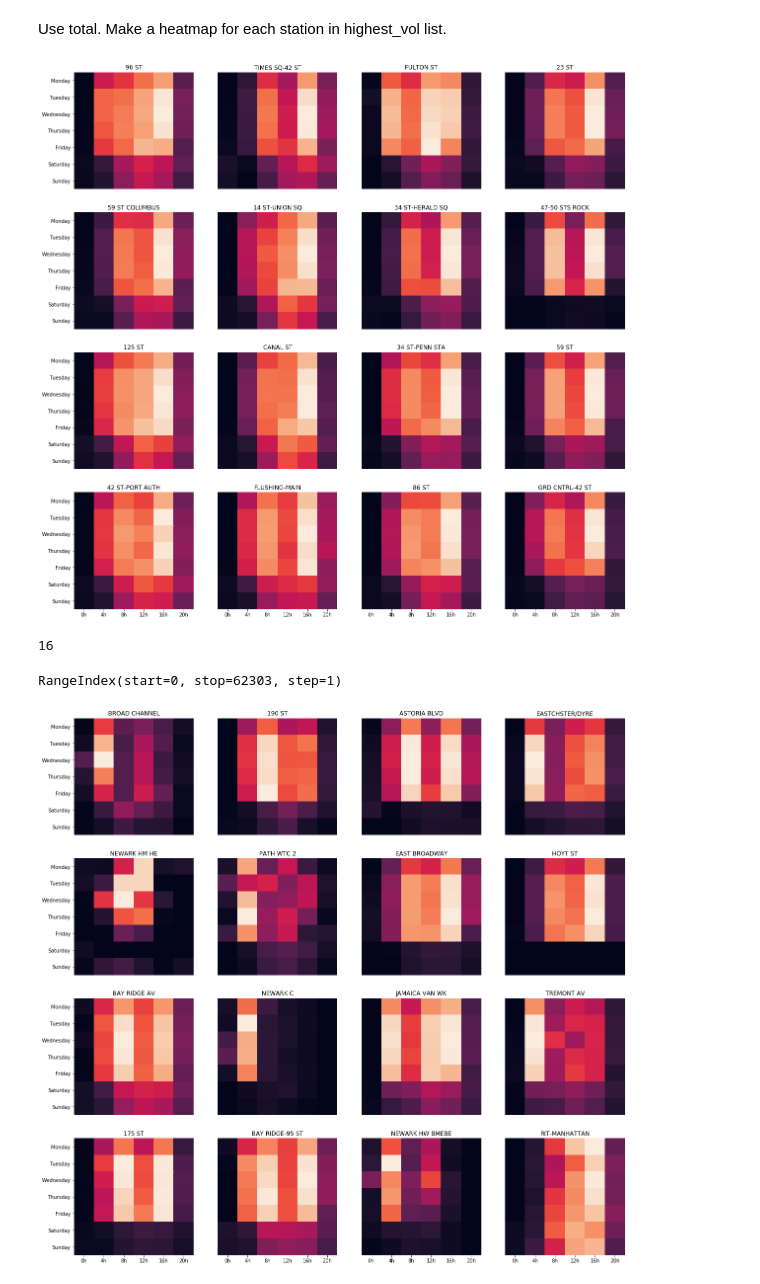
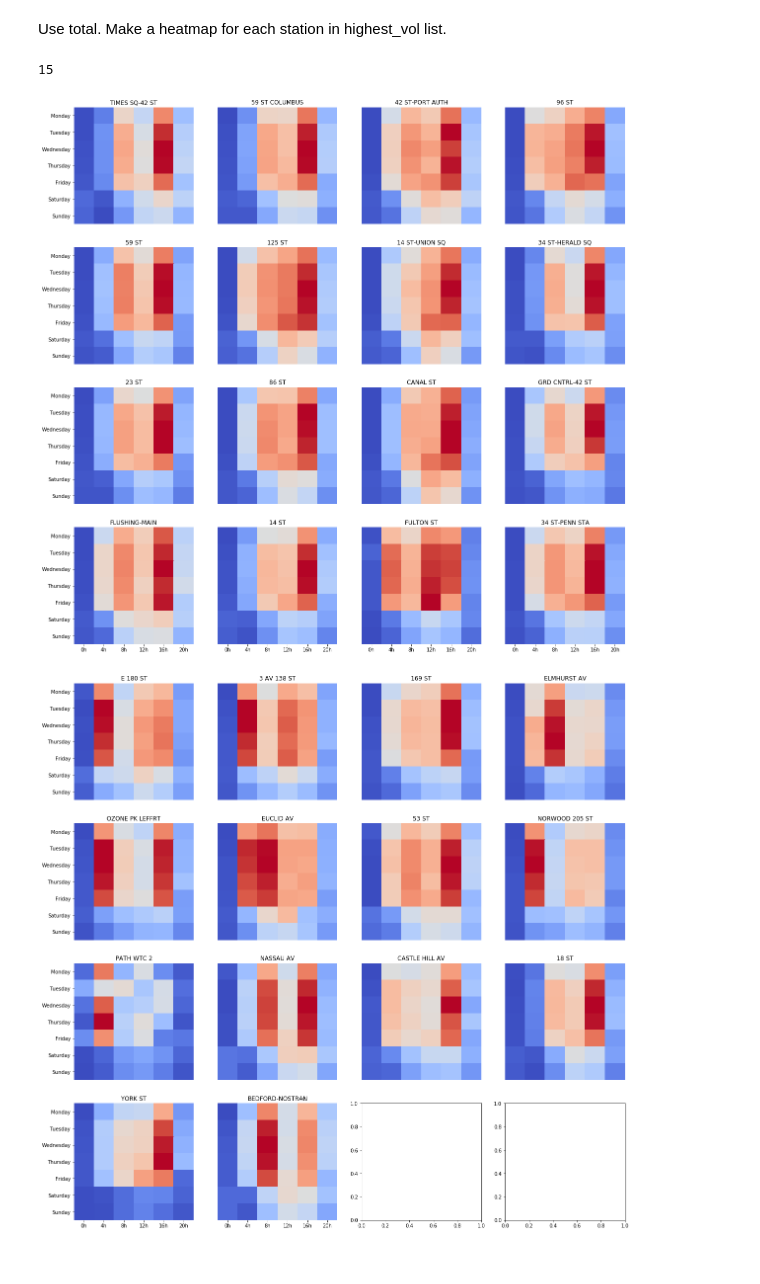
Before and after one commit to luketibbott/benson, a Jupyter notebook: benson_EDA-KF.ipynb, the cells around one changed output. Drawn from its saved outputs; the diff is of its cells as text; code cells hidden in the pictures.

Commit message:
reorganized. Added weekday vs weekend data & charts (WIP).

```diff
--- a/benson_EDA-KF.ipynb
+++ b/benson_EDA-KF.ipynb
@@ -40,2 +76,0 @@ df3['TIME'] = df3['DATETIME'].dt.time
-# %%
-df3['TOTAL'] = df3['ENTRY_DIFFS'] + df3['EXIT_DIFFS']
@@ -93,4 +168,0 @@ grp3.head()
-# %%
-exit_high = list(grp2.sort_values('EXIT_DIFFS').tail(15)['STATION'])
-entry_high = list(grp2.sort_values('ENTRY_DIFFS').tail(15)['STATION'])
-highest_vol = list(set(exit_high + entry_high)) # this is a change!
@@ -145,0 +301,15 @@ plt.title('Highest volume stations');
+# %%
+fig, ax = plt.subplots(figsize=[12,8])
+
+for s in rand_vol:
+    dum_df = grp1[grp1['STATION'] == s]
+    xs = dum_df['DAY_OF_WEEK']
+#     week_start = xs.iloc[0].strftime('%Y-%m-%d')
+    plt.plot(xs, dum_df['TOTAL'], label=s)
+
+# xticklocs = ax.get_xticks()
+plt.xticks(np.arange(7), xlabels_dow)
+# plt.xticks(rotation=90)
+plt.legend()
+plt.ylabel('# of entries per day')
+plt.title('Random volume stations');
@@ -171,6 +346,10 @@ def heatmap_data_by_dow(s, data_col, dow):
     return dum_df.groupby('TIME')[data_col].sum()
 # %% [markdown]
 Use total. Make a heatmap for each station in highest_vol list.
+# %%
+len(highest_vol)
+# %% [output]
+15
 # %%
 fig, ax = plt.subplots(4,4, figsize=(20,20))
 
@@ -178,27 +357,19 @@ for i, s in enumerate(highest_vol):
     plt.subplot(4,4,i+1)
 
     if i % 4 == 0:
-        ylabel=yticks
+        ylabel=ylabel_hm
     else:
         ylabel=False
 
     if i > 11:
-        xlabel=xticks
+        xlabel=xlabel_hm
     else:
         xlabel=False
 
     hm_data = [heatmap_data_by_dow(s, 'TOTAL', d) for d in range(7)]
-    sns.heatmap(hm_data, xticklabels = xlabel_hm, yticklabels=ylabel_hm, cbar=False)
+    sns.heatmap(hm_data, xticklabels = xlabel, yticklabels=ylabel,
+                cbar=False, cmap='coolwarm')
 #     sns.heatmap(hm_data, cbar=False)
     plt.title(s)
 # %% [output]
-[figure, old version]
+[figure, new version]
-# %%
-lowest_vol = list(set(list(df3.sort_values('TOTAL').head(130)['STATION'])))
-len(lowest_vol)
-# %% [output]
-16
-# %%
-df3.index
-# %% [output]
-RangeIndex(start=0, stop=62303, step=1)
@@ -207,22 +376,24 @@ rand_vol = np.random.choice(df3.)
 # %%
 fig, ax = plt.subplots(4,4, figsize=(20,20))
 
-for i, s in enumerate(lowest_vol):
+for i, s in enumerate(mid_vol):
     plt.subplot(4,4,i+1)
 
     if i % 4 == 0:
-        ylabel=yticks
+        ylabel=ylabel_hm
     else:
         ylabel=False
 
     if i > 11:
-        xlabel=xticks
+        xlabel=xlabel_hm
     else:
         xlabel=False
 
     hm_data = [heatmap_data_by_dow(s, 'TOTAL', d) for d in range(7)]
-    sns.heatmap(hm_data, xticklabels = xlabel_hm, yticklabels=ylabel_hm, cbar=False)
-#     sns.heatmap(hm_data, cbar=False)
+    sns.heatmap(hm_data, xticklabels = xlabel, yticklabels=ylabel,
+                cbar=False, cmap='coolwarm')
+    # don't use vmax / vmin here, otherwise most stations' plots are just blue
+
     plt.title(s)
 # %% [output]
-[figure, old version]
+[figure, new version]
```
Also changed, not shown: parts of 55 cells of this notebook.
